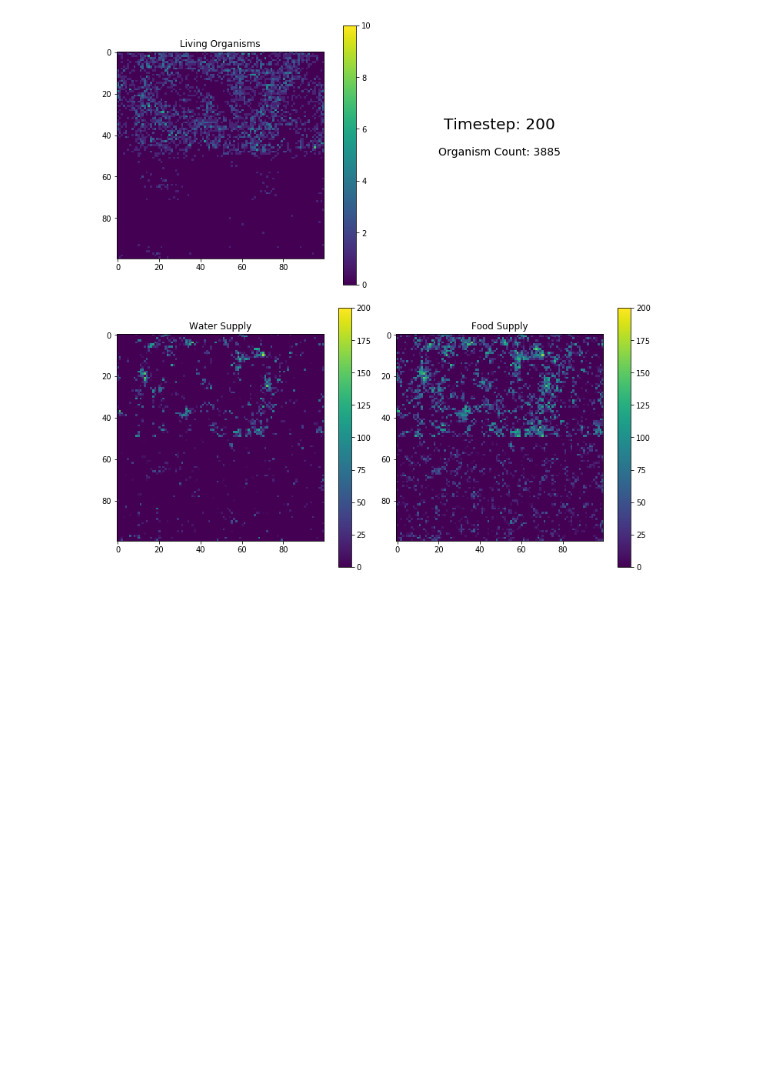
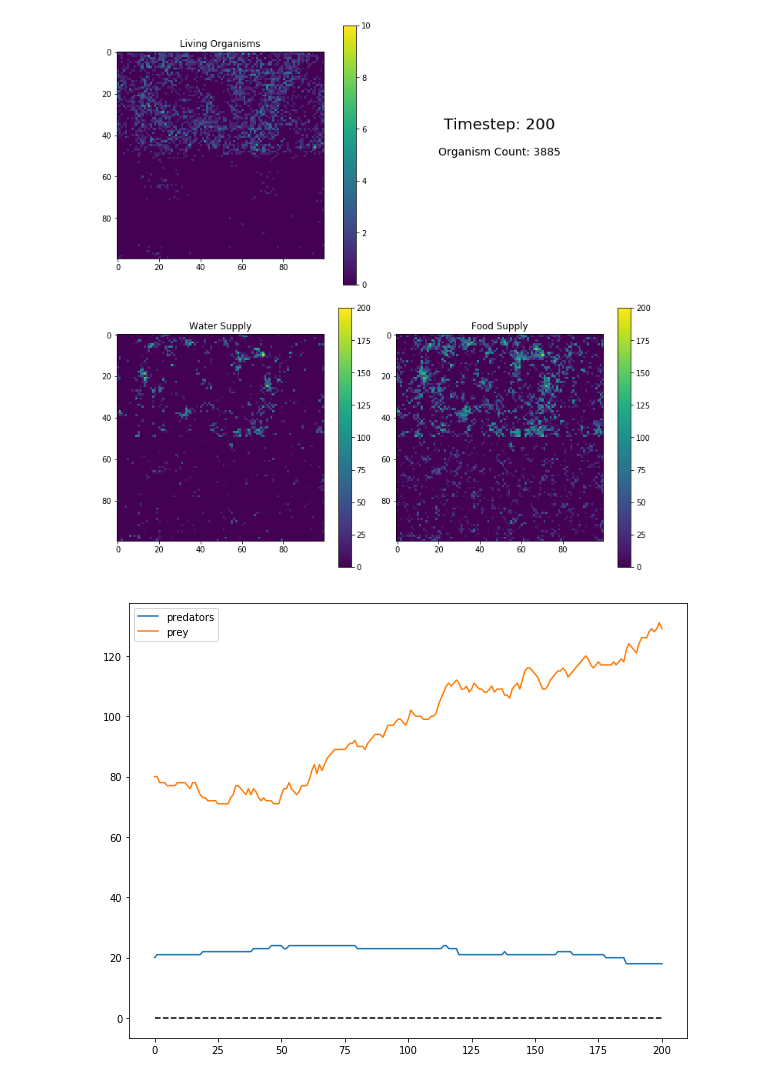
Before and after one commit to bbrzycki/flowerpot, a Jupyter notebook: jupyter-notebooks/Visualize_2D.ipynb, the cells around one changed output. Saved outputs shown, nothing was run; the diff lists cells and outputs as text; code cells hidden in the pictures; blank space fills up the shorter version.

```diff
--- a/jupyter-notebooks/Visualize_2D.ipynb
+++ b/jupyter-notebooks/Visualize_2D.ipynb
@@ -575,0 +590,43 @@ imageio.mimsave('combined.gif', images, duration=0.1)
+# %%
+time = 200
+
+organism_paths = sorted(glob.glob('/Users/bryanbrzycki/Documents/Personal/Evolution-Code/Code/my_scripts/predator_prey/datasets/organisms_ds???.txt'))
+world_paths = sorted(glob.glob('/Users/bryanbrzycki/Documents/Personal/Evolution-Code/Code/my_scripts/predator_prey/datasets/world_ds???.txt'))
+
+
+fields = ['alive']
+species = ['predator1', 'prey1']
+
+fig = plt.figure(figsize=(10,8))
+for field in fields:
+    predators = []
+    prey = []
+    for i in range(time + 1):
+        with open(organism_paths[i], 'r') as f:
+            organism_list = json.load(f)
+        with open(world_paths[i], 'r') as f:
+            world = json.load(f)
+
+        predator_count = 0
+        prey_count = 0
+        for organism_dict in organism_list:
+            if field == 'alive' and organism_dict['alive']:
+                if organism_dict['species_name'] == 'predator1':
+                    predator_count += 1
+                elif organism_dict['species_name'] == 'prey1':
+                    prey_count += 1
+        predators.append(predator_count)
+        prey.append(prey_count)
+
+    plt.plot(predators, label='predators')
+    plt.plot(prey, label='prey')
+plt.plot([0]*len(prey), 'k--')
+# plt.axvline(x=10, linestyle='--')
+# plt.yscale('symlog')
+# plt.yscale('log')
+# plt.xlim(0, 10)
+# plt.ylim(0, 200)
+plt.legend()
+plt.show()
+# %% [output]
+[figure, added]
```
Also changed, not shown: parts of 3 cells of this notebook, 1 other file.
